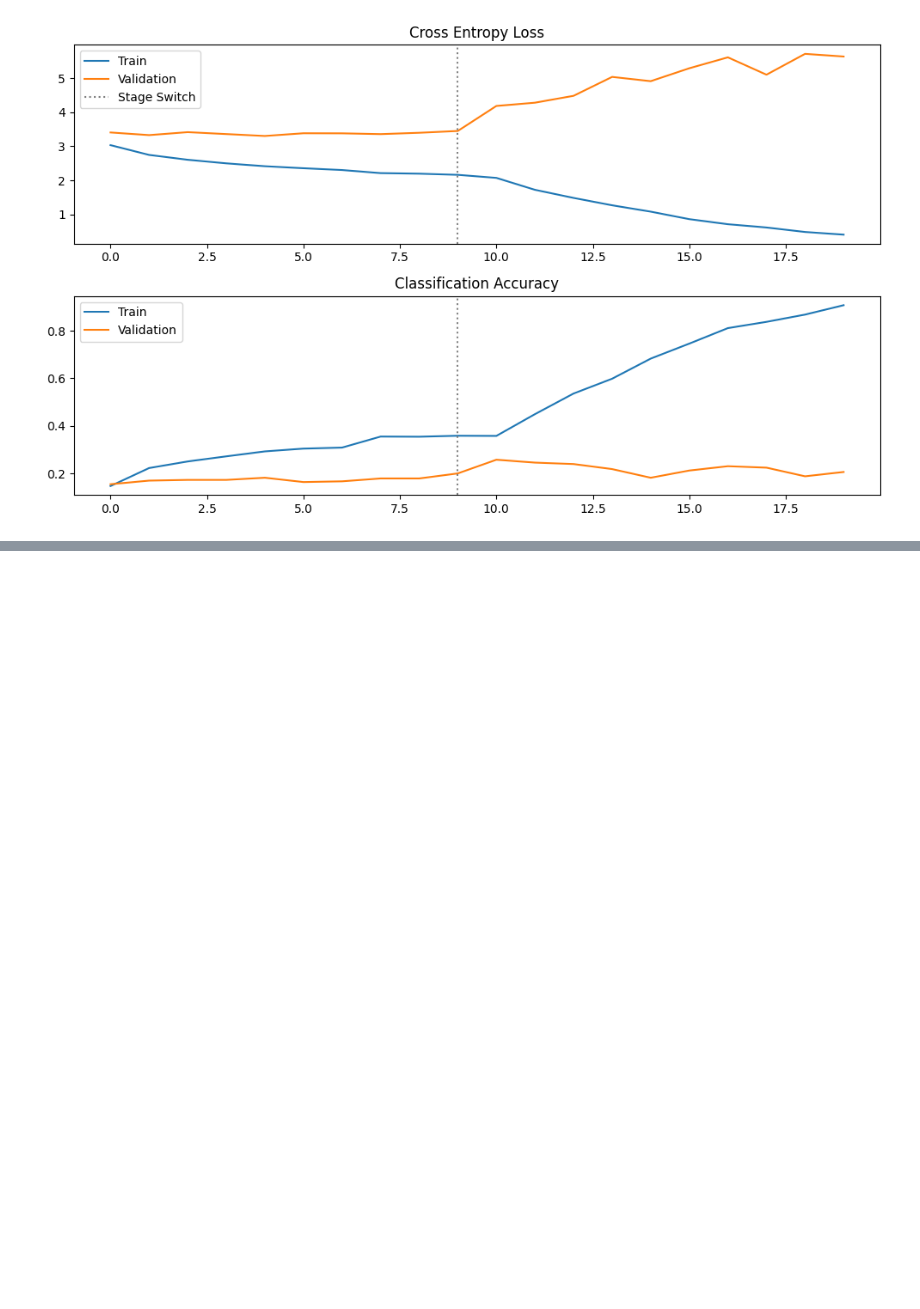
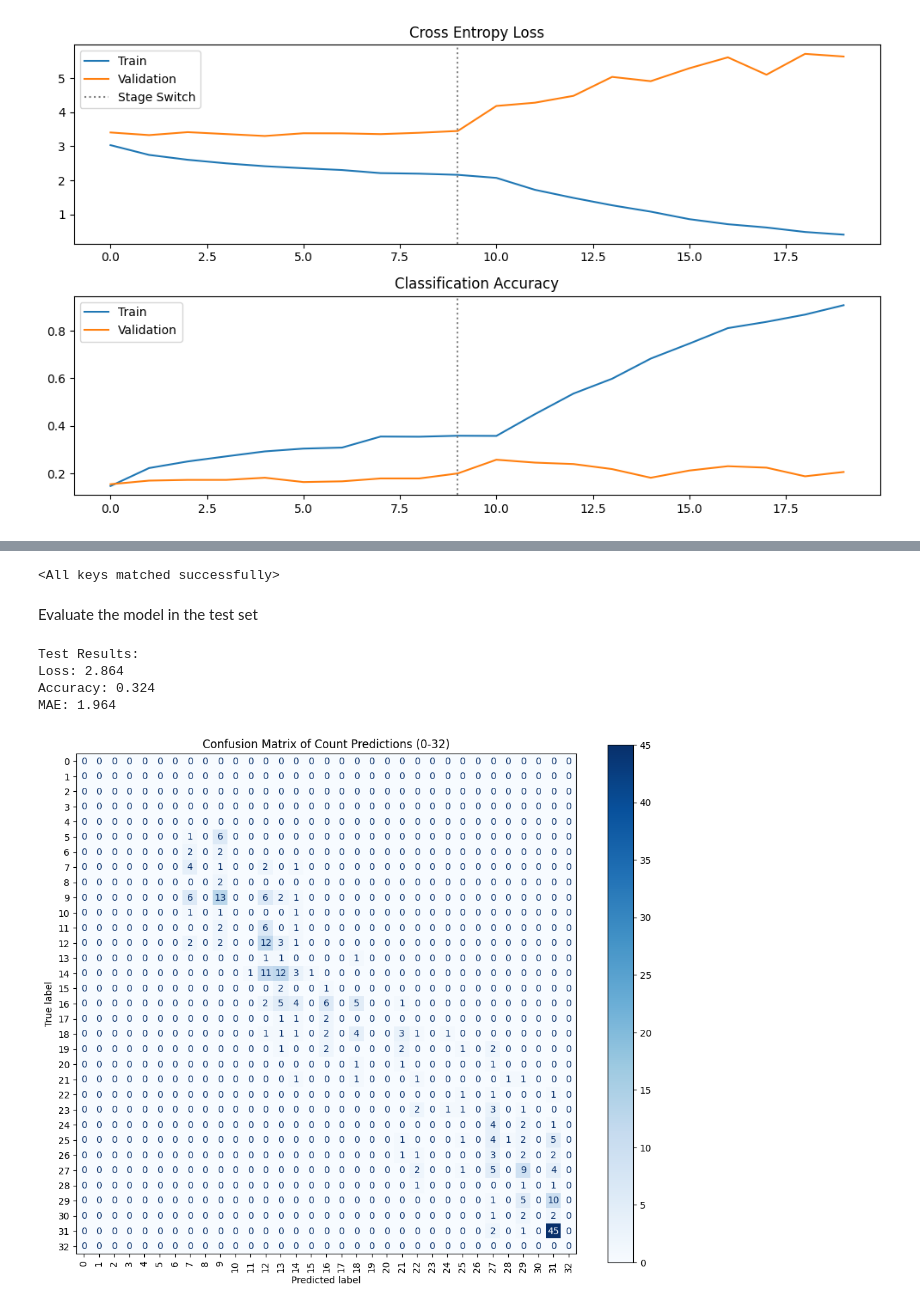
Before and after one commit to pedromeruge/ChessboardRecognition, a Jupyter notebook: tasks-2_3/task2-altered_classification_unbalanced.ipynb, the cells around one changed output, grey strips where cells are left out. Drawn from its saved outputs; the diff is of its cells as text; code cells hidden in the pictures; blank space fills up the shorter version.

Commit message:
More test metrics for classification scenarios

```diff
--- a/tasks-2_3/task2-altered_classification_unbalanced.ipynb
+++ b/tasks-2_3/task2-altered_classification_unbalanced.ipynb
@@ -8,12 +8,16 @@ import torch.nn.functional as F
 from torchvision import models
 from torchvision.transforms import v2 as transforms
 from tqdm import tqdm
-from sklearn.metrics import accuracy_score
+from sklearn.metrics import accuracy_score, mean_absolute_error
+from sklearn.metrics import confusion_matrix
+from sklearn.metrics import ConfusionMatrixDisplay
+import matplotlib.pyplot as plt
+import seaborn as sns
 
 random.seed(42)
 
-input_path = "/kaggle/input/chessred2k-altered"
-save_dir = "/kaggle/working/"
+input_path = "./" # "/kaggle/input/chessred2k"
+save_dir = "models/" # "/kaggle/working/"
 annotations_dir = "altered_annotations.json"
 # %% [markdown]
 ## Load dataset
@@ -108,5 +112,5 @@ print(f"Using {device} device")
 
 # now we need to define a Dataloader, which allows us to automatically batch our inputs, do sampling and multiprocess data loading
 batch_size = 16
-num_workers = 3
+num_workers = 0 # 3 on kaggle
 # %% [output]
@@ -394,0 +391,26 @@ Test loss: 2.864         test acc: 0.324
+# %%
+# model
+model_name = 'altered_classification_resnet50_unbalanced'
+
+# loss function
+loss_fn = nn.CrossEntropyLoss()
+
+resnet_model = models.resnet50(weights=models.ResNet50_Weights.DEFAULT)
+resnet_model.fc = torch.nn.Linear(resnet_model.fc.in_features, 33) # 32 piece counts + 1 for no pieces
+model = resnet_model
+model.to(device)
+
+# load model, default to stage 2 best model
+model_path = f'{save_dir}{model_name}.pth'
+if not os.path.exists(model_path):
+    model_path = f'{save_dir}{model_name}_stage2_best_model.pth'
+
+device = torch.accelerator.current_accelerator().type if torch.accelerator.is_available() else "cpu"
+
+checkpoint = torch.load(model_path, map_location=device)
+
+model.load_state_dict(checkpoint['model'])
+# %% [output]
+<All keys matched successfully>
+# %% [markdown]
+Evaluate the model in the test set
@@ -395,3 +459,42 @@ Test loss: 2.864         test acc: 0.324
+# %%
+test_loss, test_metrics = test_iter_with_metrics(test_dataloader, model, loss_fn, optimizer=None, is_train=False)
+test_acc, test_cm, test_mae = test_metrics
+# %%
+class_count = np.arange(33)  # 0 to 32 pieces
+
+print(f"\nTest Results:")
+print(f"Loss: {test_loss:.3f}")
+print(f"Accuracy: {test_acc:.3f}")
+print(f"MAE: {test_mae:.3f}")
+
+#confusion matrix visualization with numbers
+disp = ConfusionMatrixDisplay(confusion_matrix=test_cm, display_labels=class_count)
+fig, ax = plt.subplots(figsize=(12, 10))
+disp.plot(ax=ax, cmap="Blues", xticks_rotation=90)
+plt.title("Confusion Matrix of Count Predictions (0-32)")
+plt.show()
+
+#confusion matrix visualization with heatmap
+
+# annot = np.where(test_cm > 0, test_cm.astype(str), "")
+
+# plt.figure(figsize=(14, 12))
+# sns.heatmap(test_cm, fmt='', cmap='Blues', xticklabels=class_count, yticklabels=class_count, cbar=True)
+
+# plt.xlabel("Predicted Count")
+# plt.ylabel("True Count")
+
+# plt.title("Confusion Matrix of Count Predictions (0–32)")
+# plt.xticks(rotation=90)
+# plt.yticks(rotation=0)
+# plt.tight_layout()
+# plt.show()
+# %% [output]
+Test Results:
+Loss: 2.864
+Accuracy: 0.324
+MAE: 1.964
+[figure, added]
 # %%
 #Save the training history as well
 import json
```
Also changed, not shown: parts of 5 cells of this notebook, 2 other files.
